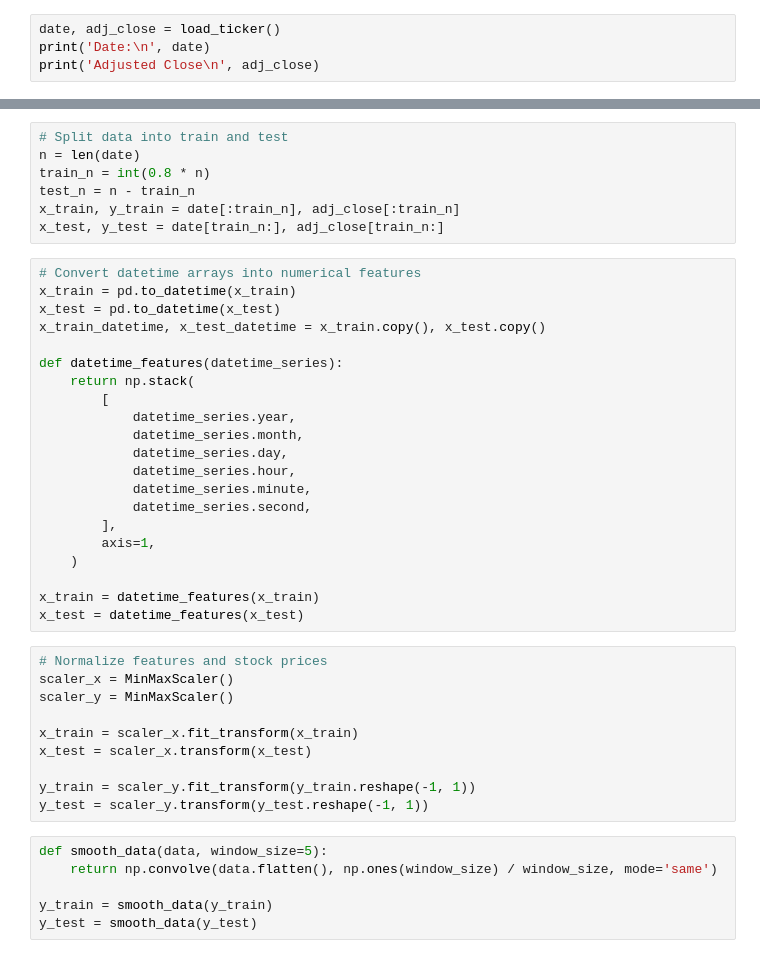
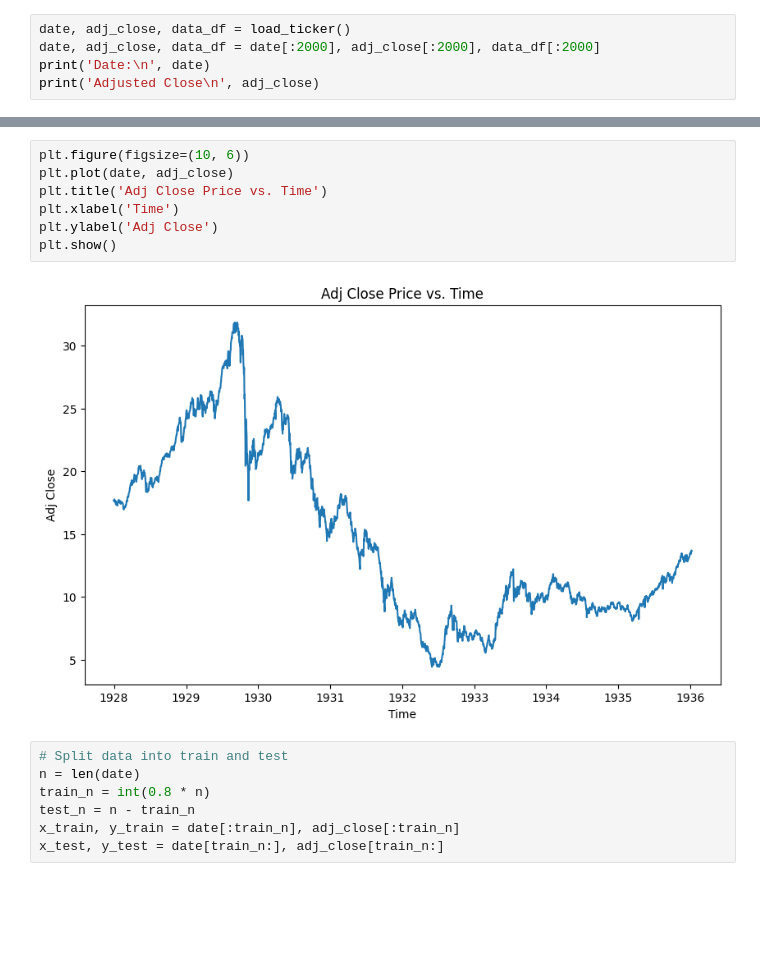
Before and after one commit to guojasonliu/stock-price-prediction, a Jupyter notebook: src/lstm.ipynb, the cells around one changed output, grey strips where cells are left out. Drawn from its saved outputs; the diff is of its cells as text; blank space fills up the shorter version.

```diff
--- a/src/lstm.ipynb
+++ b/src/lstm.ipynb
@@ -5,7 +6,8 @@ import matplotlib.pyplot as plt
 import numpy as np
 import pandas as pd
 # %%
-date, adj_close = load_ticker()
+date, adj_close, data_df = load_ticker()
+date, adj_close, data_df = date[:2000], adj_close[:2000], data_df[:2000]
 print('Date:\n', date)
 print('Adjusted Close\n', adj_close)
 # %% [output]
@@ -19,3 +21,12 @@ Adjusted Close
+# %%
+plt.figure(figsize=(10, 6))
+plt.plot(date, adj_close)
+plt.title('Adj Close Price vs. Time')
+plt.xlabel('Time')
+plt.ylabel('Adj Close')
+plt.show()
+# %% [output]
+[figure, added]
 # %%
 # Split data into train and test
 n = len(date)
@@ -23,40 +34,3 @@ train_n = int(0.8 * n)
 test_n = n - train_n
 x_train, y_train = date[:train_n], adj_close[:train_n]
 x_test, y_test = date[train_n:], adj_close[train_n:]
-# %%
-# Convert datetime arrays into numerical features
-x_train = pd.to_datetime(x_train)
-x_test = pd.to_datetime(x_test)
-x_train_datetime, x_test_datetime = x_train.copy(), x_test.copy()
-
-def datetime_features(datetime_series):
-    return np.stack(
-        [
-            datetime_series.year,
-            datetime_series.month,
-            datetime_series.day,
-            datetime_series.hour,
-            datetime_series.minute,
-            datetime_series.second,
-        ],
-        axis=1,
-    )
-
-x_train = datetime_features(x_train)
-x_test = datetime_features(x_test)
-# %%
-# Normalize features and stock prices
-scaler_x = MinMaxScaler()
-scaler_y = MinMaxScaler()
-
-x_train = scaler_x.fit_transform(x_train)
-x_test = scaler_x.transform(x_test)
-
-y_train = scaler_y.fit_transform(y_train.reshape(-1, 1))
-y_test = scaler_y.transform(y_test.reshape(-1, 1))
-# %%
-def smooth_data(data, window_size=5):
-    return np.convolve(data.flatten(), np.ones(window_size) / window_size, mode='same')
-
-y_train = smooth_data(y_train)
-y_test = smooth_data(y_test)
```
Also changed, not shown: parts of 19 cells of this notebook, 3 other files.
